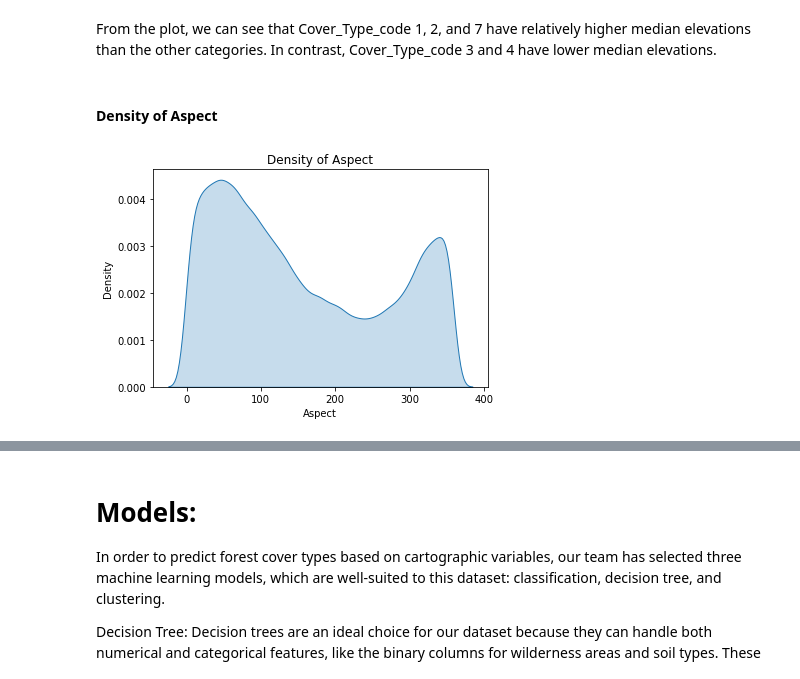
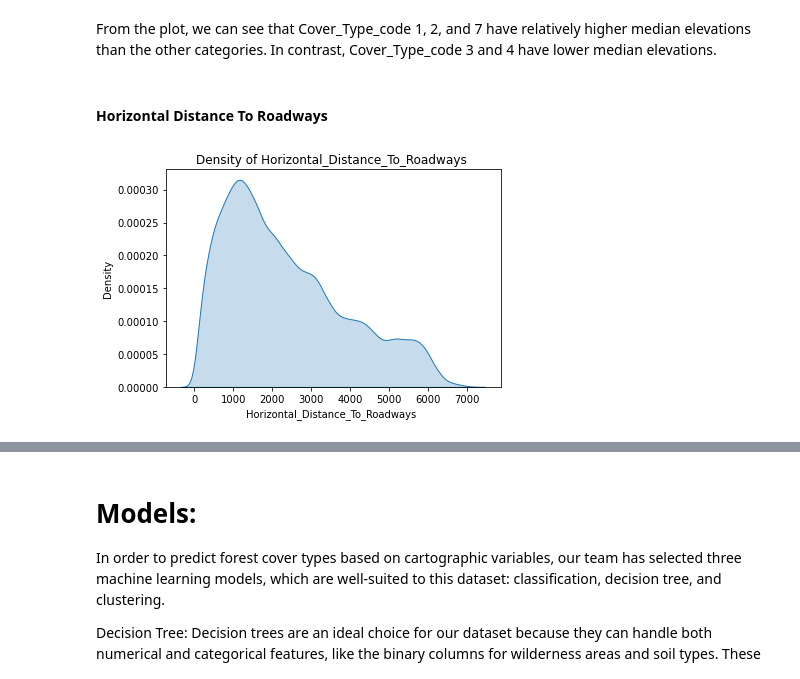
Before and after one commit to monica-navas-m/Machine-Learning, a Jupyter notebook: Notebook Python.ipynb, the cells around one changed output, grey strips where cells are left out. Drawn from its saved outputs; the diff is of its cells as text; code cells hidden in the pictures.

```diff
--- a/Notebook Python.ipynb
+++ b/Notebook Python.ipynb
@@ -380,13 +380,13 @@ sns.boxplot(x='Cover_Type_code', y='Elevation', data=train)
 # %% [markdown]
 From the plot, we can see that Cover_Type_code 1, 2, and 7 have relatively higher median elevations than the other categories. In contrast, Cover_Type_code 3 and 4 have lower median elevations.
 # %% [markdown]
-#### Density of Aspect
+#### Horizontal Distance To Roadways
 # %%
-# Create a density plot of the 'Aspect' column
-sns.kdeplot(train['Aspect'], shade=True)
-plt.xlabel('Aspect')
+# Create a density plot of the 'Horizontal_Distance_To_Roadways ' column
+sns.kdeplot(train['Horizontal_Distance_To_Roadways'], shade=True)
+plt.xlabel('Horizontal_Distance_To_Roadways ')
 plt.ylabel('Density')
-plt.title('Density of Aspect')
+plt.title('Density of Horizontal_Distance_To_Roadways ')
 plt.show()
 # %% [output]
-[figure, old version]
+[figure, new version]
```
Also changed, not shown: parts of 9 cells of this notebook.
